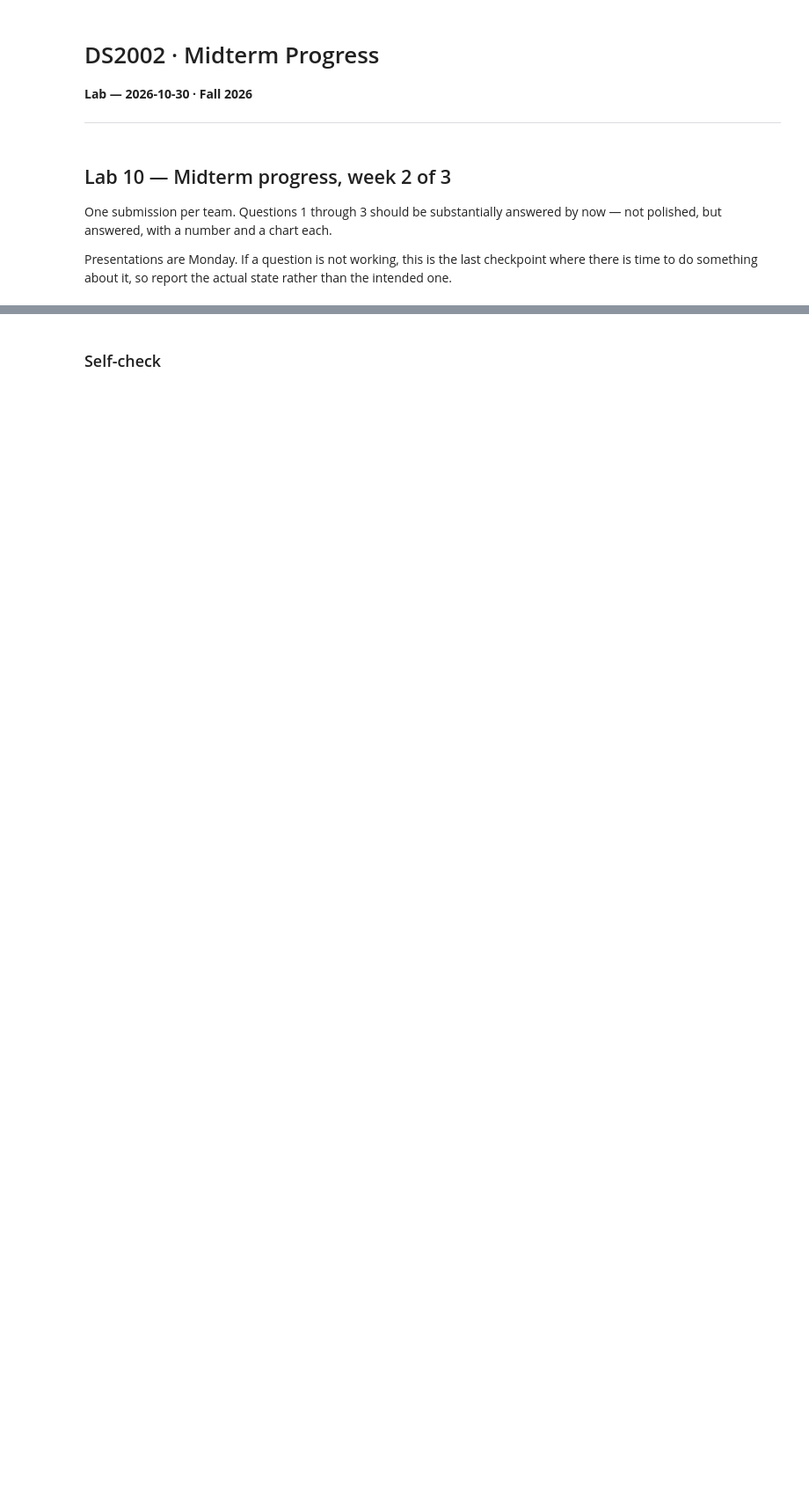
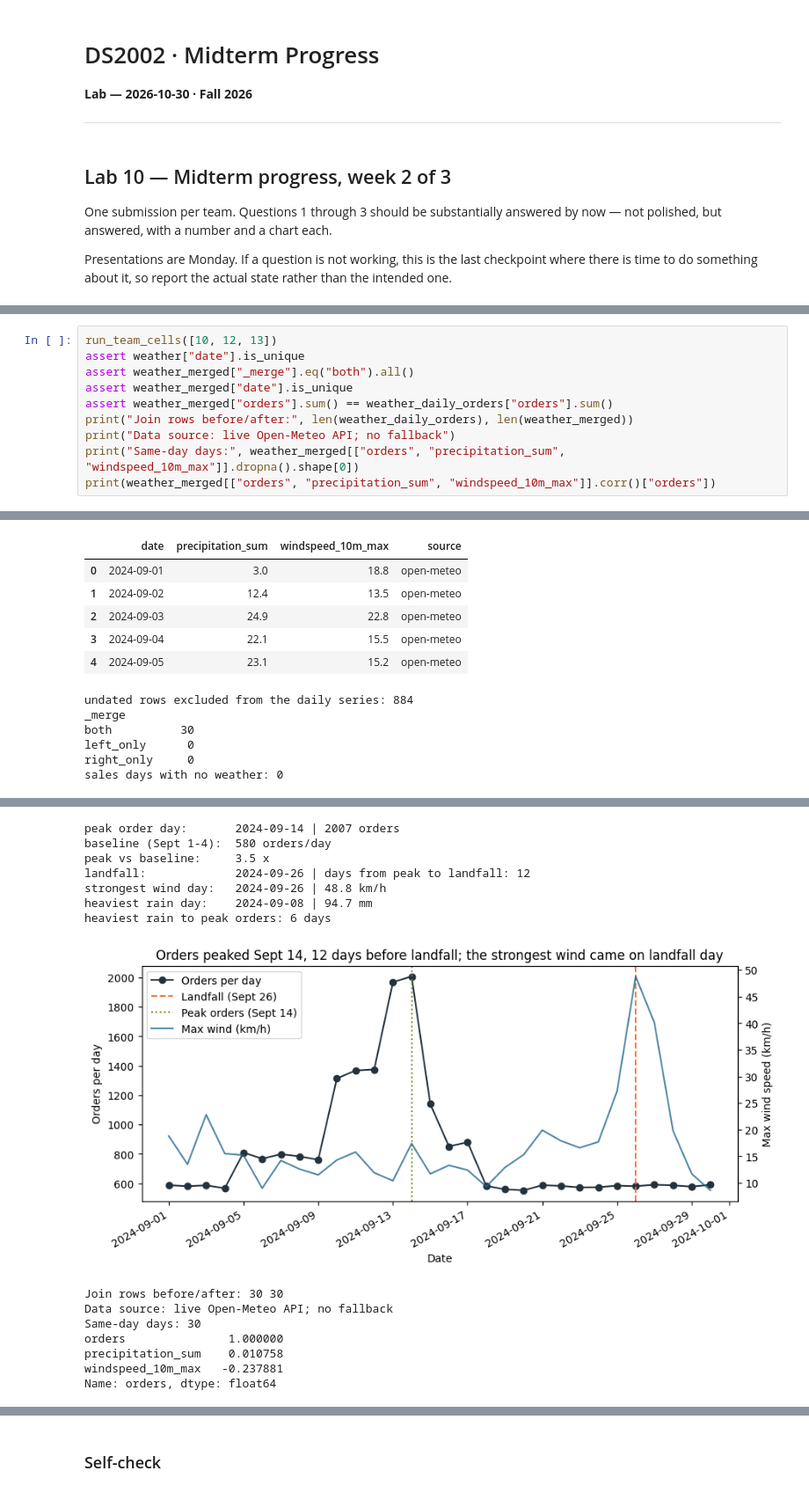
Before and after one commit to NateG-10/F26-DS2002-Midterm-Repo-Nate-Mohamed-Mouad, a Jupyter notebook: notebooks/scratch/checkpoints-studios/2026-10-30 — Midterm Progress — Lab.ipynb, the cells around one changed output, grey strips where cells are left out. Shown at 88% size. Cells and saved outputs as stored; diff of their text form; blank space fills up the shorter version.

```diff
--- a/notebooks/scratch/checkpoints-studios/2026-10-30 — Midterm Progress — Lab.ipynb
+++ b/notebooks/scratch/checkpoints-studios/2026-10-30 — Midterm Progress — Lab.ipynb
@@ -52,0 +154,11 @@ If your n is small, say so here rather than being asked about it on Monday.
+# %%
+run_team_cells([10, 12, 13])
+assert weather["date"].is_unique
+assert weather_merged["_merge"].eq("both").all()
+assert weather_merged["date"].is_unique
+assert weather_merged["orders"].sum() == weather_daily_orders["orders"].sum()
+print("Join rows before/after:", len(weather_daily_orders), len(weather_merged))
+print("Data source: live Open-Meteo API; no fallback")
+print("Same-day days:", weather_merged[["orders", "precipitation_sum", "windspeed_10m_max"]].dropna().shape[0])
+print(weather_merged[["orders", "precipitation_sum", "windspeed_10m_max"]].corr()["orders"])
+# %% [output]
@@ -52,0 +166,12 @@ If your n is small, say so here rather than being asked about it on Monday.
+|  | date | precipitation_sum | windspeed_10m_max | source |
+| 0 | 2024-09-01 | 3.0 | 18.8 | open-meteo |
+| 1 | 2024-09-02 | 12.4 | 13.5 | open-meteo |
+| 2 | 2024-09-03 | 24.9 | 22.8 | open-meteo |
+| 3 | 2024-09-04 | 22.1 | 15.5 | open-meteo |
+| 4 | 2024-09-05 | 23.1 | 15.2 | open-meteo |
+undated rows excluded from the daily series: 884
+_merge
+both          30
+left_only      0
+right_only     0
+sales days with no weather: 0
@@ -52,0 +193,15 @@ If your n is small, say so here rather than being asked about it on Monday.
+peak order day:       2024-09-14 | 2007 orders
+baseline (Sept 1-4):  580 orders/day
+peak vs baseline:     3.5 x
+landfall:             2024-09-26 | days from peak to landfall: 12
+strongest wind day:   2024-09-26 | 48.8 km/h
+heaviest rain day:    2024-09-08 | 94.7 mm
+heaviest rain to peak orders: 6 days
+[figure, added]
+Join rows before/after: 30 30
+Data source: live Open-Meteo API; no fallback
+Same-day days: 30
+orders               1.000000
+precipitation_sum    0.010758
+windspeed_10m_max   -0.237881
+Name: orders, dtype: float64
```
Also changed, not shown: parts of 25 cells of this notebook, 2 other files.
